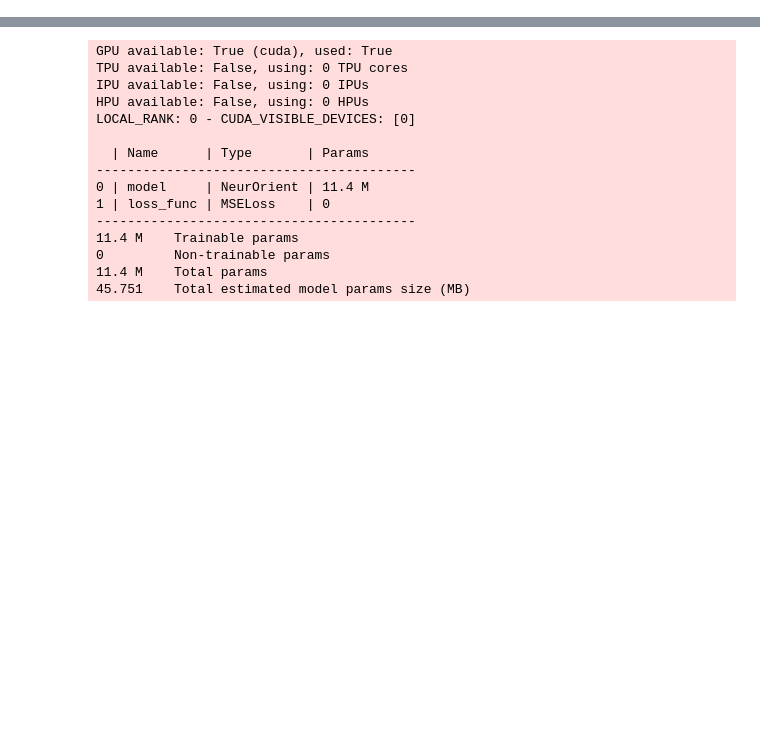
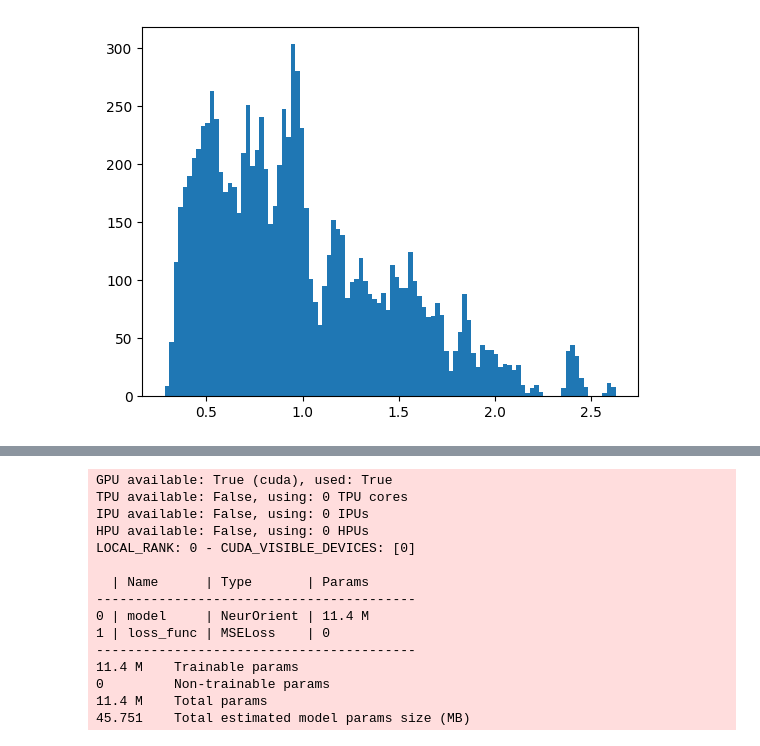
Before and after one commit to zhantaochen/neurorient, a Jupyter notebook: verify_configurator.ipynb, the cells around one changed output, grey strips where cells are left out. Saved outputs shown, nothing was run; the diff lists cells and outputs as text; code cells hidden in the pictures; blank space fills up the shorter version.

```diff
--- a/verify_configurator.ipynb
+++ b/verify_configurator.ipynb
@@ -151,3 +177,7 @@ dataloader_validate = torch.utils.data.DataLoader( dataset_validate,
+# %%
+plt.hist(pf(torch.ones(10000, 1, 64, 64)).mean(dim=(1, 2, 3)).numpy(), bins=100);
+# %% [output]
+[figure, added]
 # %%
 # [[[ MODEL ]]]
 over_sampling = merged_config.MODEL.OVERSAMPLING
```
Also changed, not shown: parts of 9 cells of this notebook, 6 other files.
